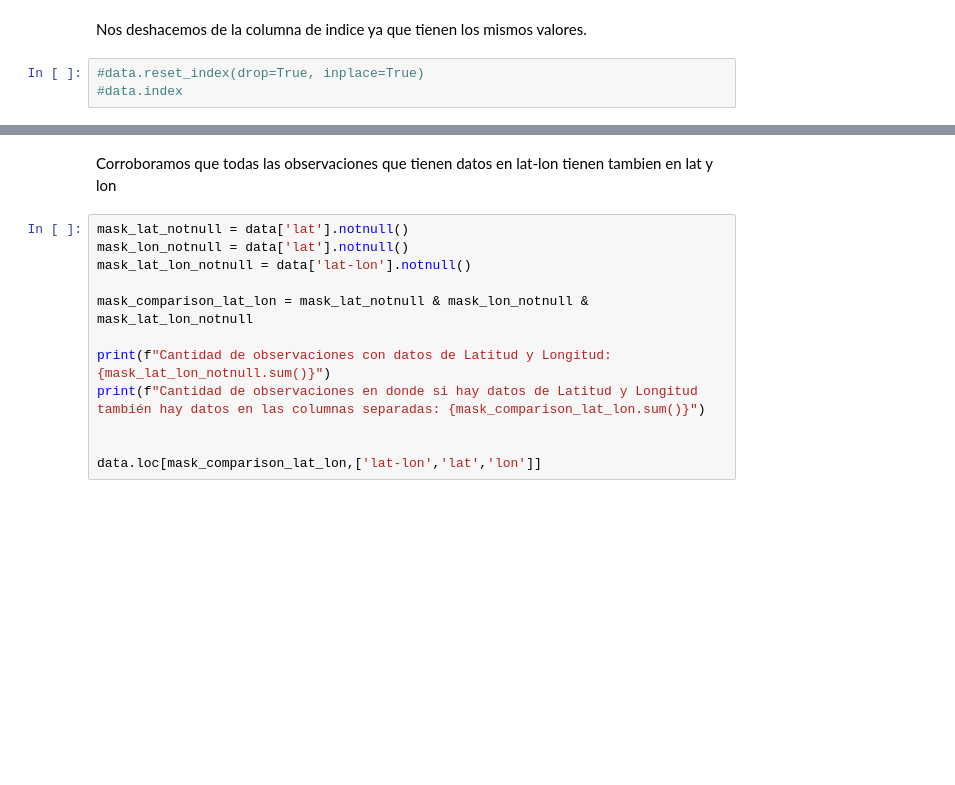
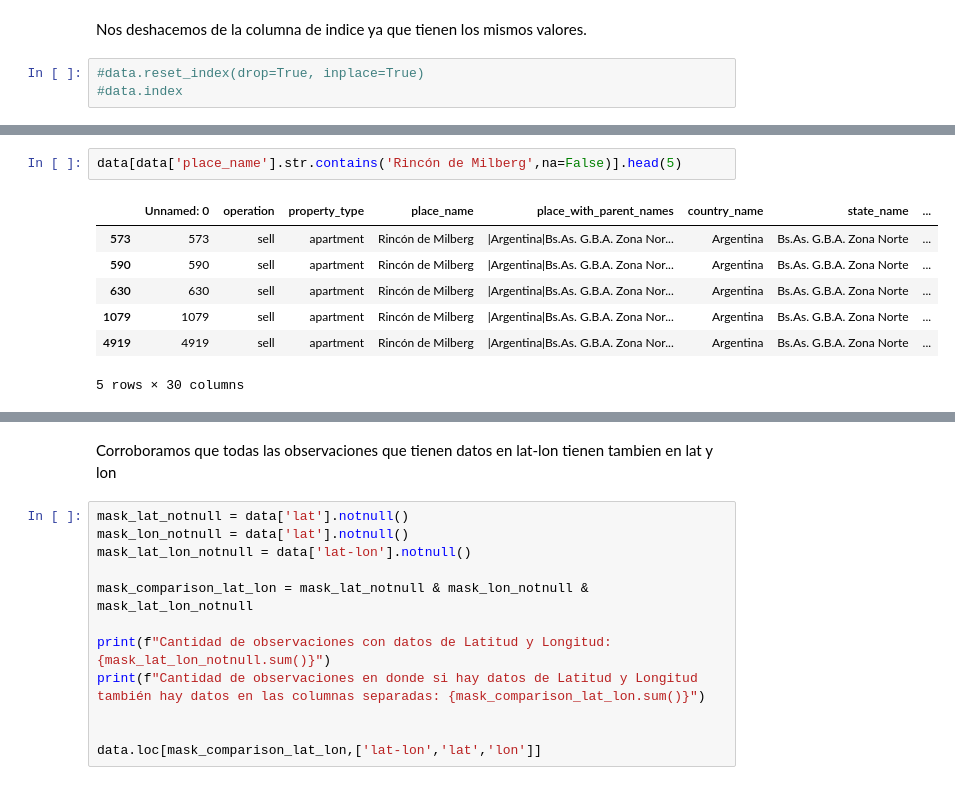
Before and after one commit to luisblafer/desafio-exploratorio, a Jupyter notebook: analisis-inicial.ipynb, the cells around one changed output, grey strips where cells are left out. Saved outputs shown, nothing was run; the diff lists cells and outputs as text; blank space fills up the shorter version.

```diff
--- a/analisis-inicial.ipynb
+++ b/analisis-inicial.ipynb
@@ -111,0 +150,10 @@ dtype: object
+# %%
+data[data['place_name'].str.contains('Rincón de Milberg',na=False)].head(5)
+# %% [output]
+|  | Unnamed: 0 | operation | property_type | place_name | place_with_parent_names | country_name | state_name | ... |
+| 573 | 573 | sell | apartment | Rincón de Milberg | |Argentina|Bs.As. G.B.A. Zona Nor... | Argentina | Bs.As. G.B.A. Zona Norte | ... |
+| 590 | 590 | sell | apartment | Rincón de Milberg | |Argentina|Bs.As. G.B.A. Zona Nor... | Argentina | Bs.As. G.B.A. Zona Norte | ... |
+| 630 | 630 | sell | apartment | Rincón de Milberg | |Argentina|Bs.As. G.B.A. Zona Nor... | Argentina | Bs.As. G.B.A. Zona Norte | ... |
+| 1079 | 1079 | sell | apartment | Rincón de Milberg | |Argentina|Bs.As. G.B.A. Zona Nor... | Argentina | Bs.As. G.B.A. Zona Norte | ... |
+| 4919 | 4919 | sell | apartment | Rincón de Milberg | |Argentina|Bs.As. G.B.A. Zona Nor... | Argentina | Bs.As. G.B.A. Zona Norte | ... |
+5 rows × 30 columns
```
Also changed, not shown: parts of 29 cells of this notebook.
